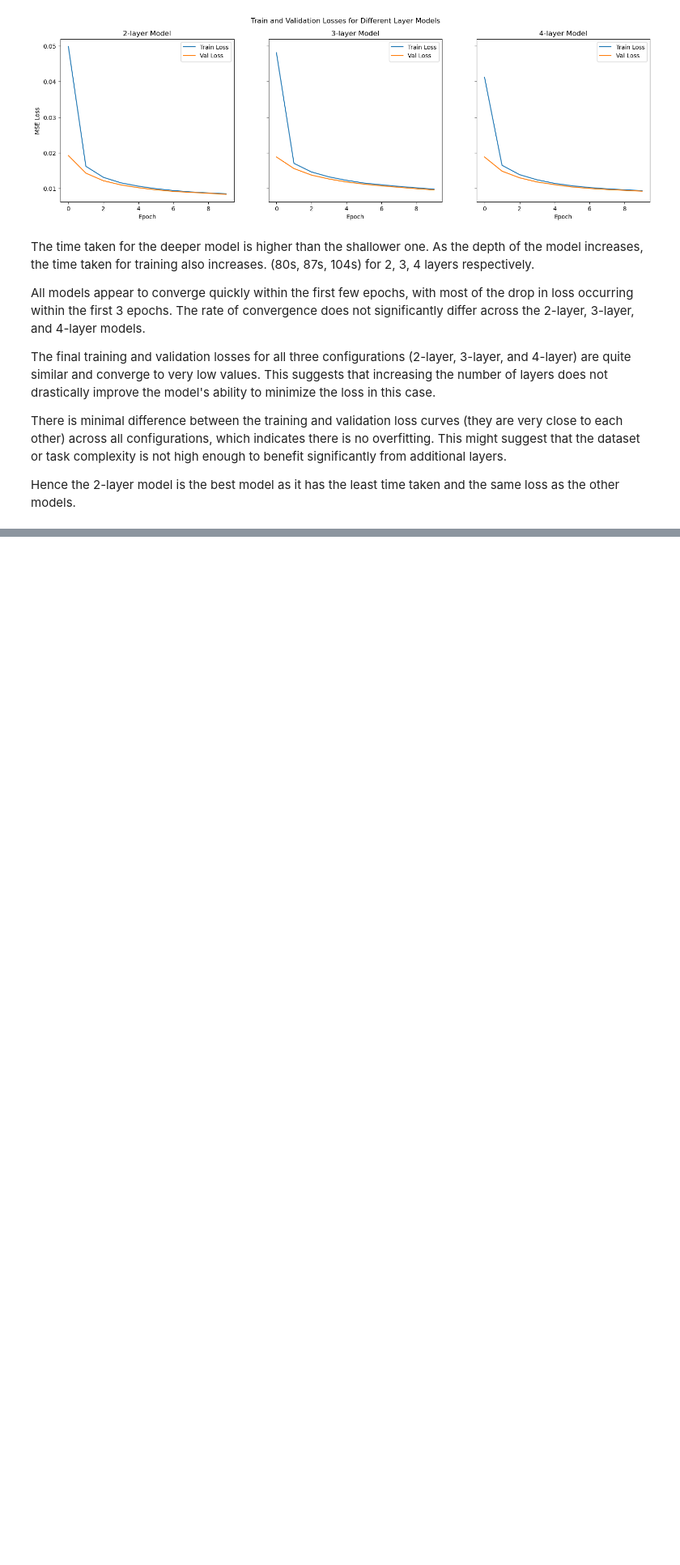
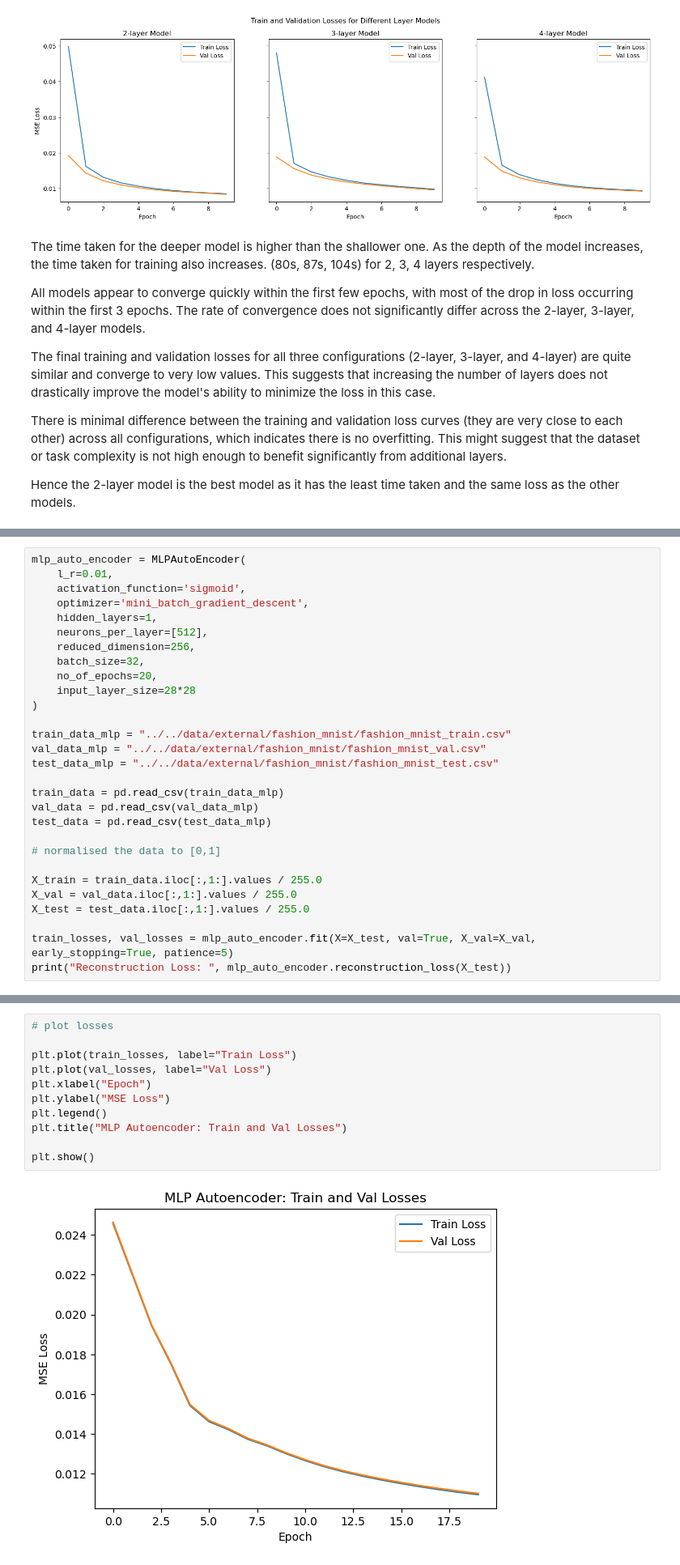
Before and after one commit to Abhinav7R/ML-kit, a Jupyter notebook: assignments/4/AutoEncoder.ipynb, the cells around one changed output, grey strips where cells are left out. Shown at 81% size. Saved outputs shown, nothing was run; the diff lists cells and outputs as text; blank space fills up the shorter version.

```diff
--- a/assignments/4/AutoEncoder.ipynb
+++ b/assignments/4/AutoEncoder.ipynb
@@ -516,0 +523,29 @@ Hence the 2-layer model is the best model as it has the least time taken and the
+# %%
+mlp_auto_encoder = MLPAutoEncoder(
+    l_r=0.01,
+    activation_function='sigmoid',
+    optimizer='mini_batch_gradient_descent',
+    hidden_layers=1,
+    neurons_per_layer=[512],
+    reduced_dimension=256,
+    batch_size=32,
+    no_of_epochs=20,
+    input_layer_size=28*28
+)
+
+train_data_mlp = "../../data/external/fashion_mnist/fashion_mnist_train.csv"
+val_data_mlp = "../../data/external/fashion_mnist/fashion_mnist_val.csv"
+test_data_mlp = "../../data/external/fashion_mnist/fashion_mnist_test.csv"
+
+train_data = pd.read_csv(train_data_mlp)
+val_data = pd.read_csv(val_data_mlp)
+test_data = pd.read_csv(test_data_mlp)
+
+# normalised the data to [0,1]
+
+X_train = train_data.iloc[:,1:].values / 255.0
+X_val = val_data.iloc[:,1:].values / 255.0
+X_test = test_data.iloc[:,1:].values / 255.0
+
+train_losses, val_losses = mlp_auto_encoder.fit(X=X_test, val=True, X_val=X_val, early_stopping=True, patience=5)
+print("Reconstruction Loss: ", mlp_auto_encoder.reconstruction_loss(X_test))
@@ -516,0 +570,13 @@ Hence the 2-layer model is the best model as it has the least time taken and the
+# %%
+# plot losses
+
+plt.plot(train_losses, label="Train Loss")
+plt.plot(val_losses, label="Val Loss")
+plt.xlabel("Epoch")
+plt.ylabel("MSE Loss")
+plt.legend()
+plt.title("MLP Autoencoder: Train and Val Losses")
+
+plt.show()
+# %% [output]
+[figure, added]
```
Also changed, not shown: parts of 29 cells of this notebook, 5 other files.
